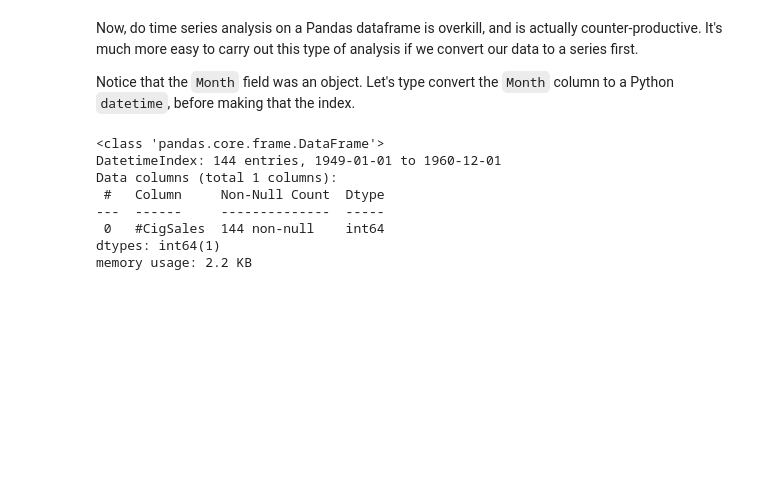
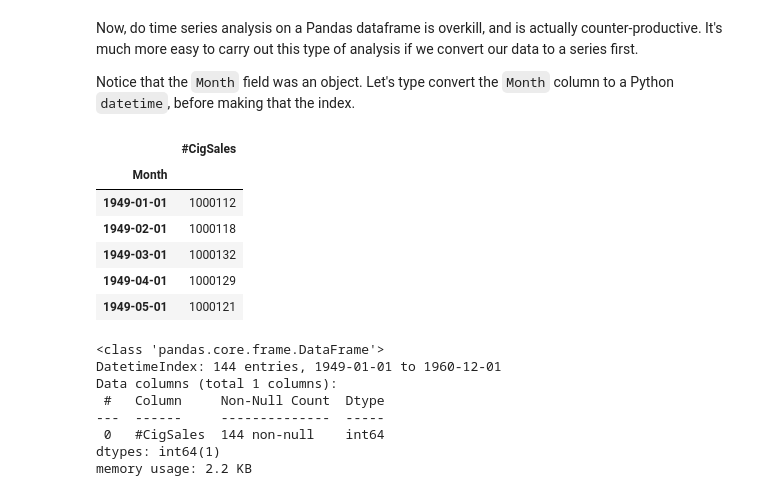
Before and after one commit to Kylehanna/-Euclidean_and_Manhattan_Distances_Case_Study, a Jupyter notebook: Cowboy_Cigarettes_Case_Study_Tier_3.ipynb, the cells around one changed output. Cells and saved outputs as stored; diff of their text form; code cells hidden in the pictures; blank space fills up the shorter version.

```diff
--- a/Cowboy_Cigarettes_Case_Study_Tier_3.ipynb
+++ b/Cowboy_Cigarettes_Case_Study_Tier_3.ipynb
@@ -179,3 +163,13 @@ cigData = cigData.drop(columns='Unnamed: 0')
+# %%
+cigData.head()
+# %% [output]
+|  | #CigSales |
+| Month |  |
+| 1949-01-01 | 1000112 |
+| 1949-02-01 | 1000118 |
+| 1949-03-01 | 1000132 |
+| 1949-04-01 | 1000129 |
+| 1949-05-01 | 1000121 |
 # %%
 cigData.info()
 # %% [output]
```
Also changed, not shown: parts of 4 cells of this notebook.
